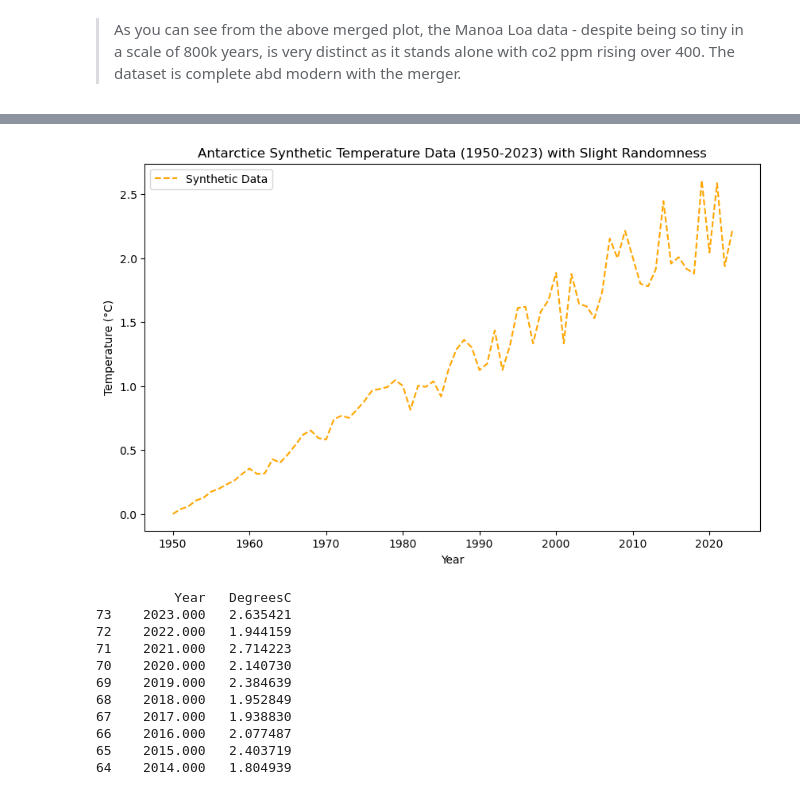
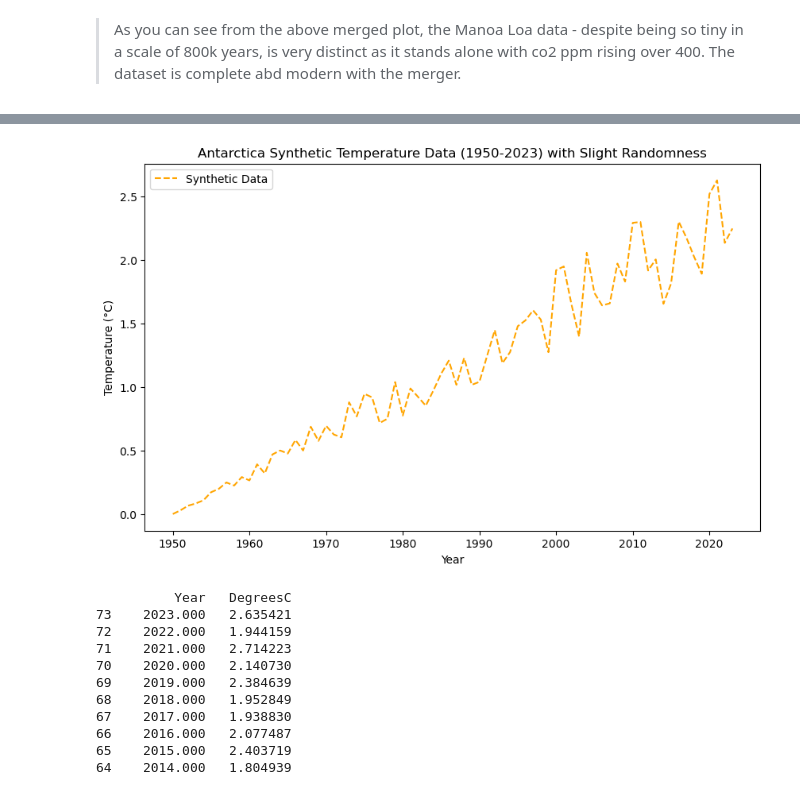
Before and after one commit to Gerbs2193/Programming-for-Data-Analysis-Project, a Jupyter notebook: project.ipynb, the cells around one changed output, grey strips where cells are left out. Saved outputs shown, nothing was run; the diff lists cells and outputs as text; code cells hidden in the pictures.

```diff
--- a/project.ipynb
+++ b/project.ipynb
@@ -400,34 +423,34 @@ plt.show()
 # %%
 import pandas as pd
 import matplotlib.pyplot as plt
 import numpy as np
 
 # Define the warming rate
 warming_rate_low = 0.022  # Adjusted for a constant warming rate per year
 warming_rate_high = 0.032
 
 # Other datasets cease at 1950 so needed somethung else to get to 'present'
 years_1950_to_2023 = 2023 - 1950
 
 
 base_synthetic_temperatures = np.linspace(0, years_1950_to_2023 * warming_rate_high, years_1950_to_2023 + 1)
 synthetic_temperatures = base_synthetic_temperatures + np.random.uniform(-0.2 * base_synthetic_temperatures, 0.2 * base_synthetic_temperatures)
 
 synthetic_index = np.arange(1950, 2024)
 
 
 synthetic_df = pd.DataFrame({'Synthetic_Temperature': synthetic_temperatures}, index=synthetic_index)
 
 # Plot the synthetic data with a bit of randomness
 plt.figure(figsize=(10, 6))
 plt.plot(synthetic_index, synthetic_df['Synthetic_Temperature'], label='Synthetic Data', linestyle='--', color='orange')
-plt.title('Antarctice Synthetic Temperature Data (1950-2023) with Slight Randomness')
+plt.title('Antarctica Synthetic Temperature Data (1950-2023) with Slight Randomness')
 plt.xlabel('Year')
 plt.ylabel('Temperature (°C)')
 plt.legend()
 plt.show()
 # %% [output]
-[figure, old version]
+[figure, new version]
 # %%
 import pandas as pd
 
```
Also changed, not shown: parts of 13 cells of this notebook.
